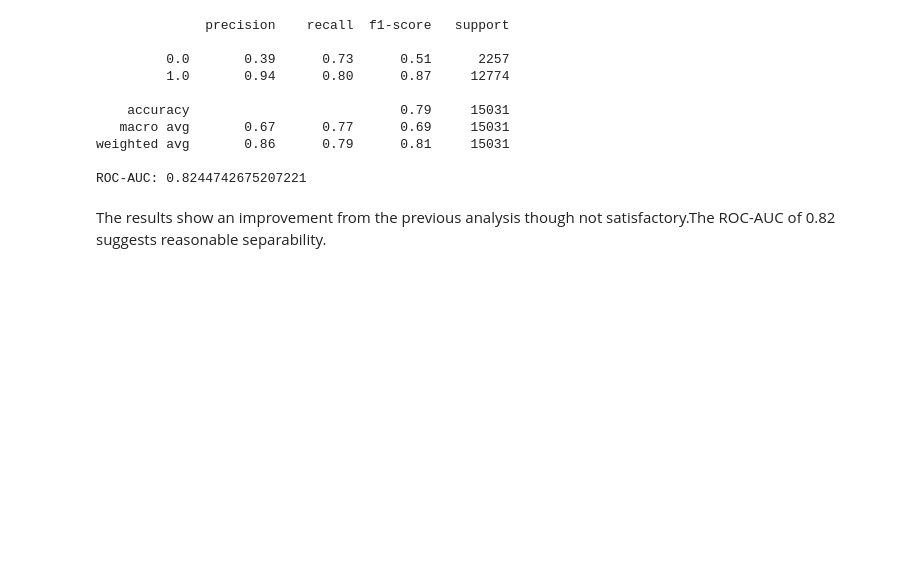
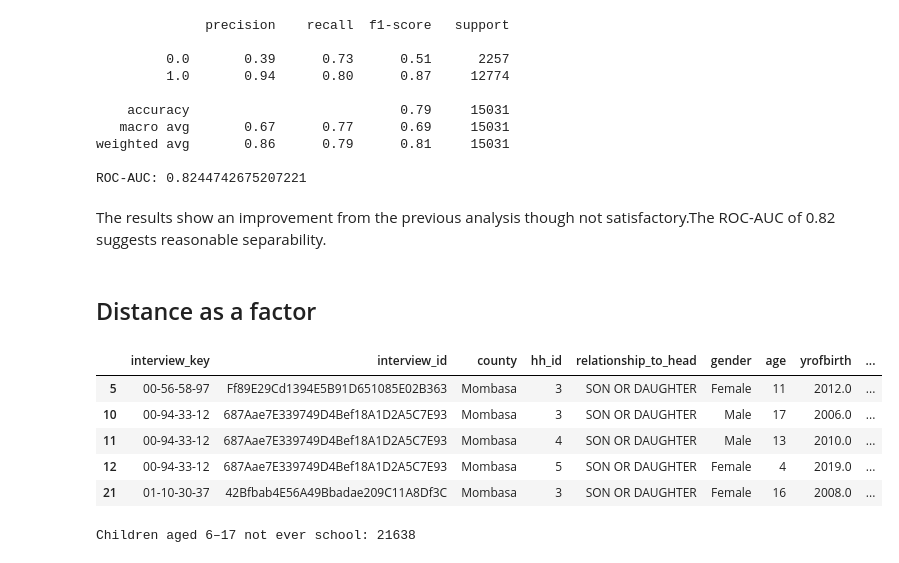
Before and after one commit to silprosa/fynesse_mlfc, a Jupyter notebook: notebooks/Education.ipynb, the cells around one changed output. Drawn from its saved outputs; the diff is of its cells as text; code cells hidden in the pictures; blank space fills up the shorter version.

```diff
--- a/notebooks/Education.ipynb
+++ b/notebooks/Education.ipynb
@@ -774,3 +792,25 @@ weighted avg       0.86      0.79      0.81     15031
 ROC-AUC: 0.8244742675207221
 # %% [markdown]
 The results show an improvement from the previous analysis though not satisfactory.The ROC-AUC of 0.82 suggests reasonable separability.
+# %% [markdown]
+## Distance as a factor
+# %%
+schoolers = person[person["currently_schooling"] == "Yes"].copy()
+# %%
+schoolers.head()
+# %% [output]
+|  | interview_key | interview_id | county | hh_id | relationship_to_head | gender | age | yrofbirth | ... |
+| 5 | 00-56-58-97 | Ff89E29Cd1394E5B91D651085E02B363 | Mombasa | 3 | SON OR DAUGHTER | Female | 11 | 2012.0 | ... |
+| 10 | 00-94-33-12 | 687Aae7E339749D4Bef18A1D2A5C7E93 | Mombasa | 3 | SON OR DAUGHTER | Male | 17 | 2006.0 | ... |
+| 11 | 00-94-33-12 | 687Aae7E339749D4Bef18A1D2A5C7E93 | Mombasa | 4 | SON OR DAUGHTER | Male | 13 | 2010.0 | ... |
+| 12 | 00-94-33-12 | 687Aae7E339749D4Bef18A1D2A5C7E93 | Mombasa | 5 | SON OR DAUGHTER | Female | 4 | 2019.0 | ... |
+| 21 | 01-10-30-37 | 42Bfbab4E56A49Bbadae209C11A8Df3C | Mombasa | 3 | SON OR DAUGHTER | Female | 16 | 2008.0 | ... |
+# %%
+# Filter for children between 6 and 17 who are NOT attending school
+not_attending = person[(person["age"].between(6, 17)) & (person["ever_schooled"] == True)]
+
+# Count them
+count_not_attending = not_attending.shape[0]
+print("Children aged 6–17 not ever school:", count_not_attending)
+# %% [output]
+Children aged 6–17 not ever school: 21638
```
Also changed, not shown: parts of 21 cells of this notebook.
